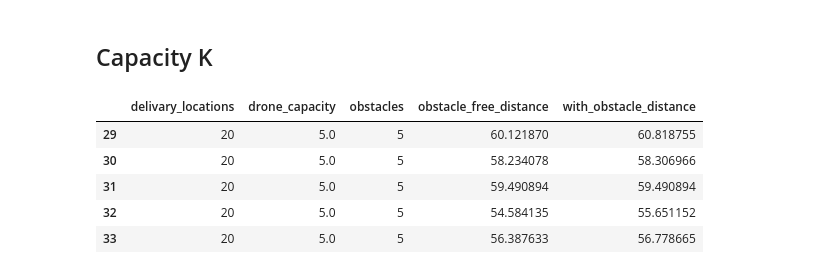
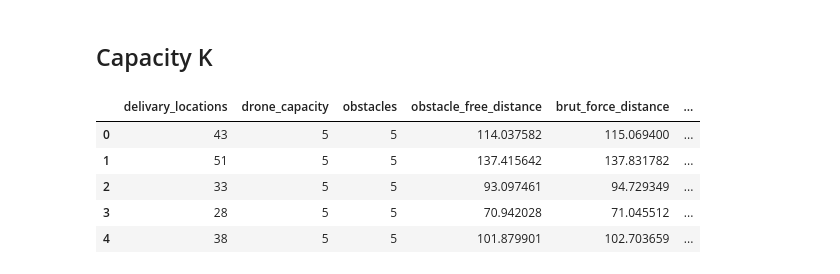
Before and after one commit to CR-Samrat/drone-based-delivary, a Jupyter notebook: euclidean_with_obstacle_performance_test.ipynb, the cells around one changed output. Saved outputs shown, nothing was run; the diff lists cells and outputs as text; code cells hidden in the pictures.

```diff
--- a/euclidean_with_obstacle_performance_test.ipynb
+++ b/euclidean_with_obstacle_performance_test.ipynb
@@ -79,15 +79,15 @@ plt.show()
 # %% [markdown]
 ## Capacity K
-# %%
-df_cap_k = df[df['drone_capacity'] > 1]
-df_cap_k = df_cap_k.drop('distance_after_dp_relocation', axis=1)
-df_cap_k.head()
-# %% [output]
-|  | delivary_locations | drone_capacity | obstacles | obstacle_free_distance | with_obstacle_distance |
-| 29 | 20 | 5.0 | 5 | 60.121870 | 60.818755 |
-| 30 | 20 | 5.0 | 5 | 58.234078 | 58.306966 |
-| 31 | 20 | 5.0 | 5 | 59.490894 | 59.490894 |
-| 32 | 20 | 5.0 | 5 | 54.584135 | 55.651152 |
-| 33 | 20 | 5.0 | 5 | 56.387633 | 56.778665 |
+# %%
+df_cap_k = pd.read_csv('./drone_performance_on_obstacle_capacity_k.csv')
+
+df_cap_k.head()
+# %% [output]
+|  | delivary_locations | drone_capacity | obstacles | obstacle_free_distance | brut_force_distance | ... |
+| 0 | 43 | 5 | 5 | 114.037582 | 115.069400 | ... |
+| 1 | 51 | 5 | 5 | 137.415642 | 137.831782 | ... |
+| 2 | 33 | 5 | 5 | 93.097461 | 94.729349 | ... |
+| 3 | 28 | 5 | 5 | 70.942028 | 71.045512 | ... |
+| 4 | 38 | 5 | 5 | 101.879901 | 102.703659 | ... |
 # %%
 print("Average distance with no obstacle \t\t\t\t:", df_cap_k['obstacle_free_distance'].mean())
```
Also changed, not shown: parts of 7 cells of this notebook, 5 other files.
